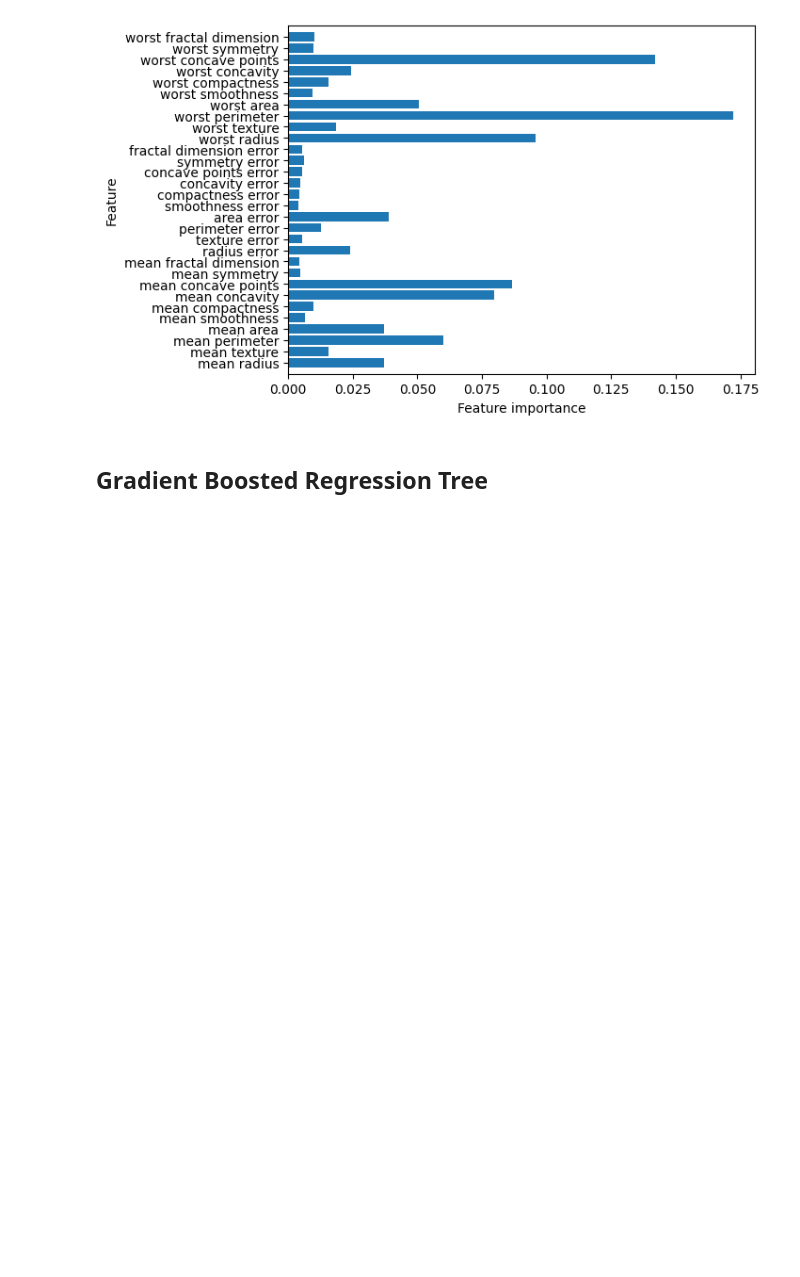
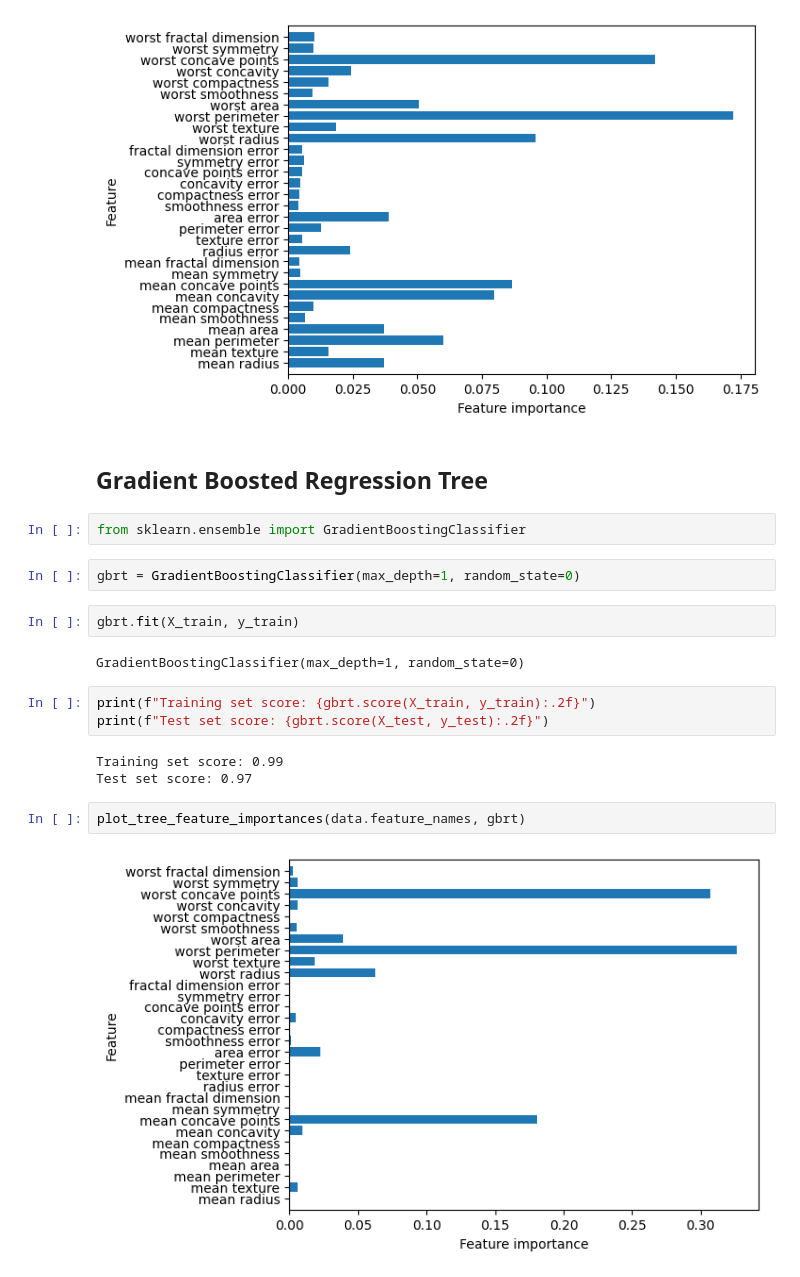
Before and after one commit to romani79/data_science_use_cases, a Jupyter notebook: WisconsinBreastCancer/03_tree_models.ipynb, the cells around one changed output. Cells and saved outputs as stored; diff of their text form; blank space fills up the shorter version.

```diff
--- a/WisconsinBreastCancer/03_tree_models.ipynb
+++ b/WisconsinBreastCancer/03_tree_models.ipynb
@@ -77,3 +77,21 @@ plot_tree_feature_importances(data.feature_names, rfc)
 [figure]
 # %% [markdown]
 ## Gradient Boosted Regression Tree
+# %%
+from sklearn.ensemble import GradientBoostingClassifier
+# %%
+gbrt = GradientBoostingClassifier(max_depth=1, random_state=0)
+# %%
+gbrt.fit(X_train, y_train)
+# %% [output]
+GradientBoostingClassifier(max_depth=1, random_state=0)
+# %%
+print(f"Training set score: {gbrt.score(X_train, y_train):.2f}")
+print(f"Test set score: {gbrt.score(X_test, y_test):.2f}")
+# %% [output]
+Training set score: 0.99
+Test set score: 0.97
+# %%
+plot_tree_feature_importances(data.feature_names, gbrt)
+# %% [output]
+[figure, added]
```
Also changed, not shown: 4 other files.
